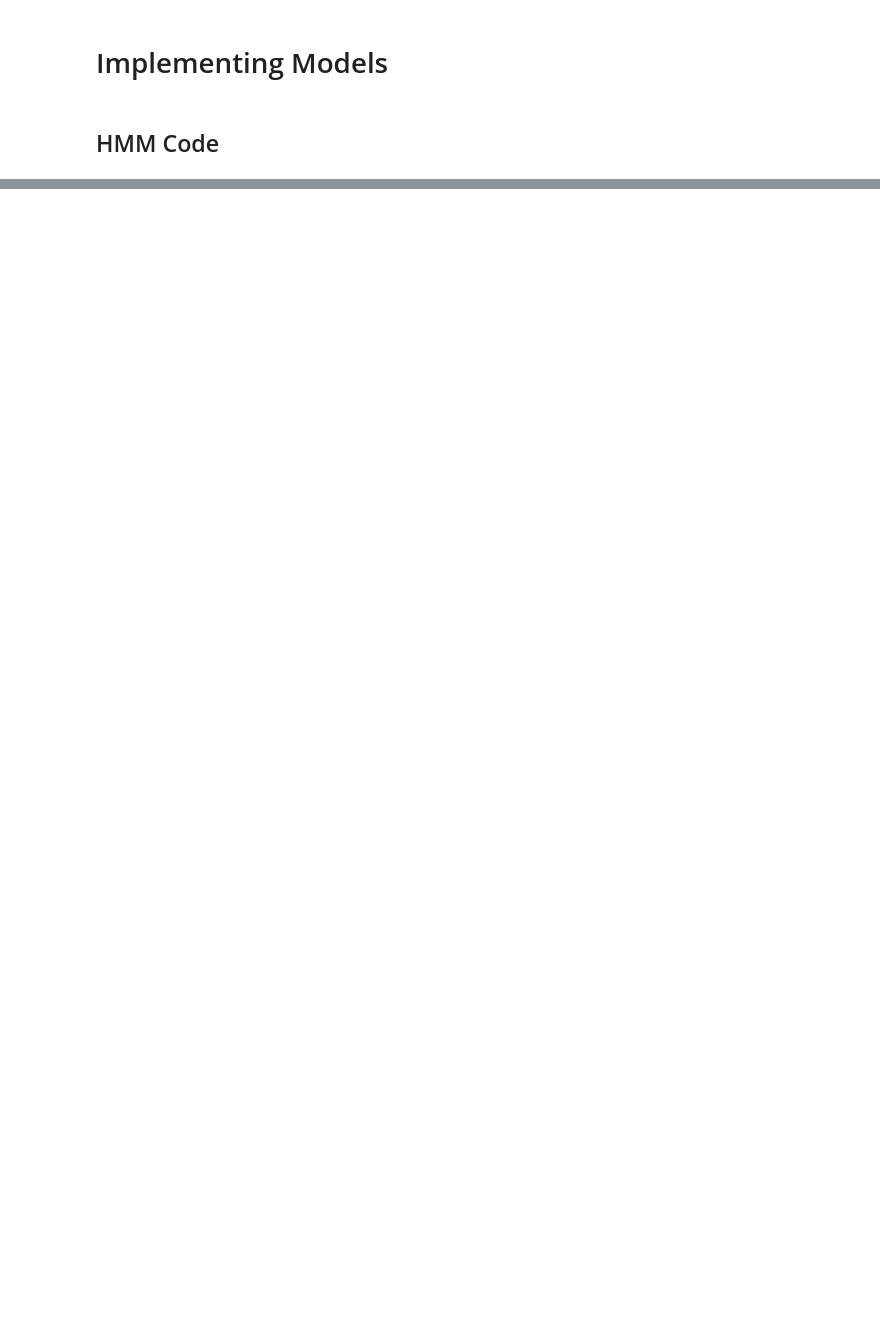
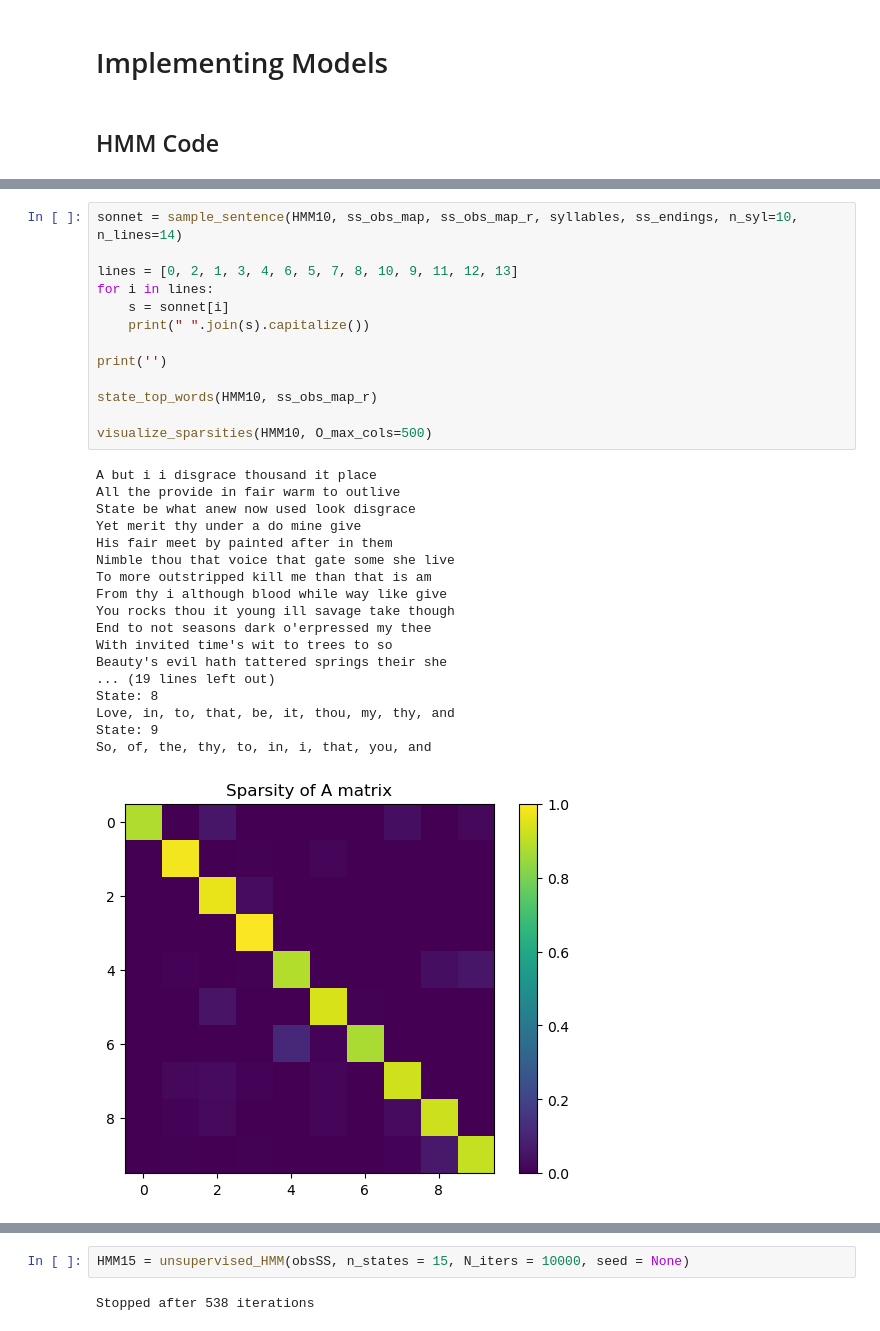
Before and after one commit to WeiHou1996/CMS-155-Project3, a Jupyter notebook: miniproject3_starter_ethan.ipynb, the cells around one changed output, grey strips where cells are left out. Cells and saved outputs as stored; diff of their text form; blank space fills up the shorter version.

```diff
--- a/miniproject3_starter_ethan.ipynb
+++ b/miniproject3_starter_ethan.ipynb
@@ -91,0 +1099,32 @@ HMM.sample_sentence(HMM1, snShakespeare.obs_map_r, syllables, n_words=10)
+# %%
+sonnet = sample_sentence(HMM10, ss_obs_map, ss_obs_map_r, syllables, ss_endings, n_syl=10, n_lines=14)
+
+lines = [0, 2, 1, 3, 4, 6, 5, 7, 8, 10, 9, 11, 12, 13]
+for i in lines:
+    s = sonnet[i]
+    print(" ".join(s).capitalize())
+
+print('')
+
+state_top_words(HMM10, ss_obs_map_r)
+
+visualize_sparsities(HMM10, O_max_cols=500)
+# %% [output]
+A but i i disgrace thousand it place
+All the provide in fair warm to outlive
+State be what anew now used look disgrace
+Yet merit thy under a do mine give
+His fair meet by painted after in them
+Nimble thou that voice that gate some she live
+To more outstripped kill me than that is am
+From thy i although blood while way like give
+You rocks thou it young ill savage take though
+End to not seasons dark o'erpressed my thee
+With invited time's wit to trees to so
+Beauty's evil hath tattered springs their she
+... (19 lines left out)
+State: 8
+Love, in, to, that, be, it, thou, my, thy, and
+State: 9
+So, of, the, thy, to, in, i, that, you, and
+[figure, added]
@@ -91,0 +1132,4 @@ HMM.sample_sentence(HMM1, snShakespeare.obs_map_r, syllables, n_words=10)
+# %%
+HMM15 = unsupervised_HMM(obsSS, n_states = 15, N_iters = 10000, seed = None)
+# %% [output]
+Stopped after 538 iterations
```
Also changed, not shown: parts of 22 cells of this notebook, 22 other files.
